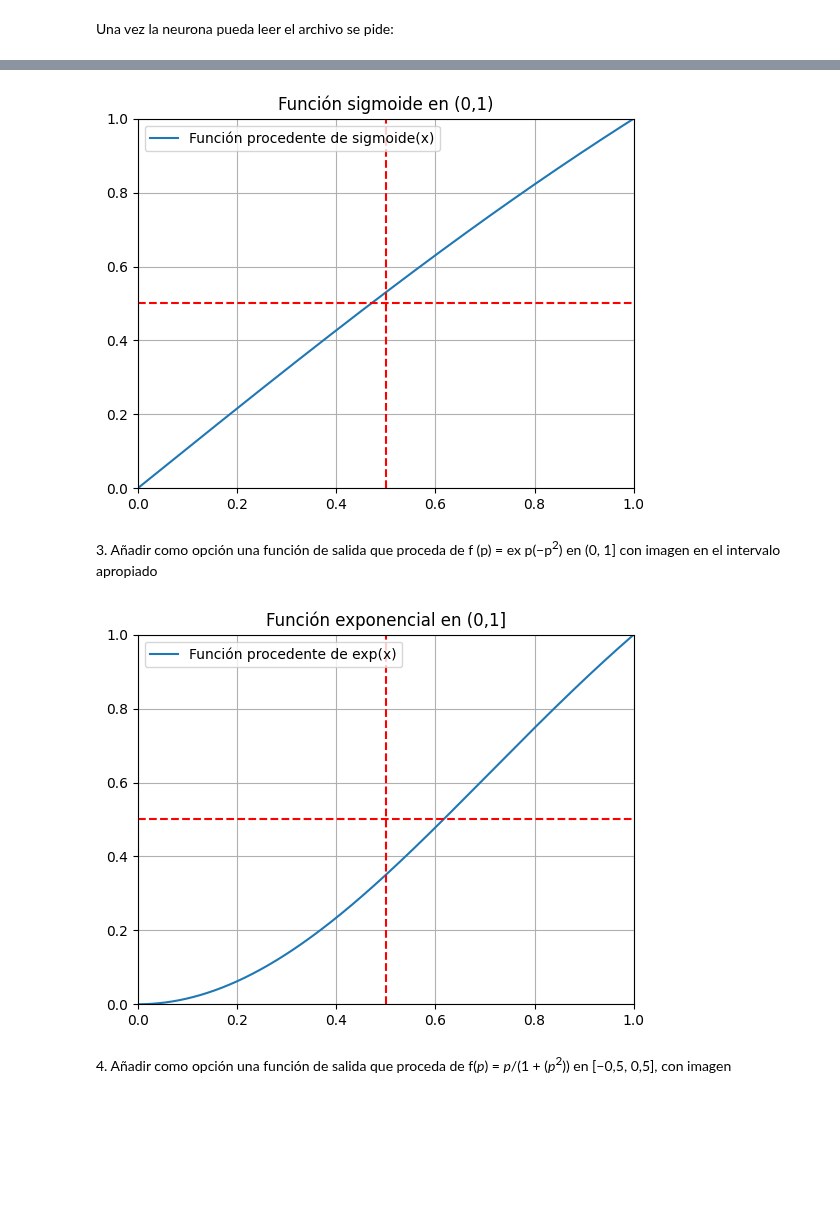
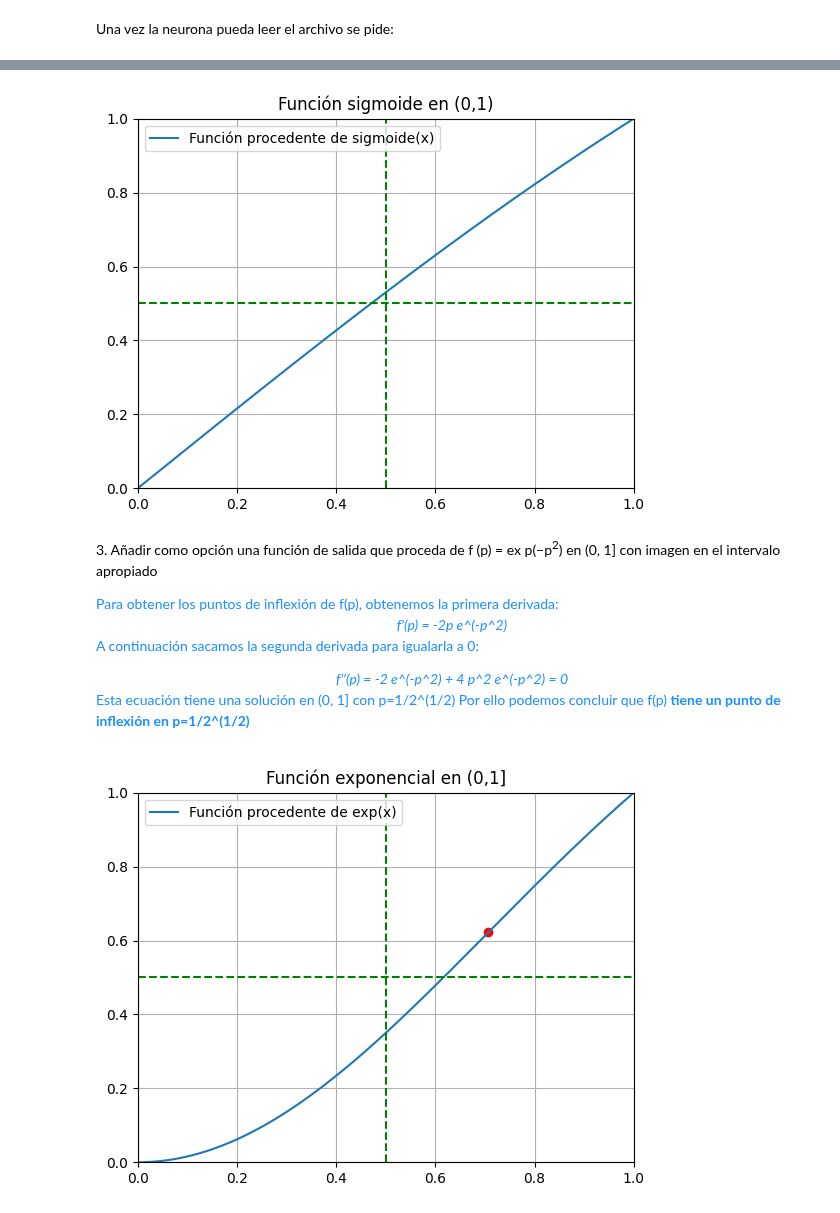
Before and after one commit to Apriea04/ComputacionNeuronalEvolutiva, a Jupyter notebook: Computación Evolutiva/Práctica 0/Pate 2.ipynb, the cells around one changed output, grey strips where cells are left out. Drawn from its saved outputs; the diff is of its cells as text; code cells hidden in the pictures; blank space fills up the shorter version.

Commit message:
Desarrollar funciones para práctica 1 ejercicio 2

```diff
--- a/Computación Evolutiva/Práctica 0/Pate 2.ipynb
+++ b/Computación Evolutiva/Práctica 0/Pate 2.ipynb
@@ -66,39 +85,47 @@ el intervalo apropiado
 # Función 2
 def sigmoide(x):
     """Calcula el valor de la función f(x) = 1/(1 + e^(-x)), con
     imagen entre 0 y 1.
     Precondiciones: x ∈ (0, 1)"""
 
     # Nótese que sigmoide(0) = 0 y sigmoide(1) = 1, luego no habría problema con esos valores.
 
     def sig(x):
         return 1 / (1 + math.exp(-x))
 
     return (sig(x) - sig(0)) * (1 - 0) / (sig(1) - sig(0))
 
 
 # Representamos esta función en el intervalo correspondiente para
 # cerciorarnos de su correcta definición:
 
 x = np.linspace(0, 1, 1000)
 f_x = [sigmoide(i) for i in x]
 
 plt.plot(x, f_x)
 plt.title("Función sigmoide en (0,1)")
-plt.axvline(x=0.5, color="r", linestyle="--")
-plt.axhline(y=0.5, color="r", linestyle="--")
+plt.axvline(x=0.5, color="g", linestyle="--")
+plt.axhline(y=0.5, color="g", linestyle="--")
 
 plt.xlim(0, 1)
 plt.ylim(0, 1)
 
 plt.grid()
 plt.legend(["Función procedente de sigmoide(x)"])
 plt.show()
 # %% [output]
-[figure, old version]
+[figure, new version]
-# %% [markdown]
-3\. Añadir como opción una función de salida que proceda de f (p) = ex p(−p<sup>2</sup>) en (0, 1] con imagen en el
-intervalo apropiado
+# %% [markdown]
+3\. Añadir como opción una función de salida que proceda de f (p) = ex p(−p<sup>2</sup>) en (0, 1] con imagen en el
+intervalo apropiado
+
+<div style="color: DodgerBlue;">Para obtener los puntos de inflexión de f(p), obtenemos la primera derivada:
+<center><i>f'(p) = -2p e^(-p^2)</i></center>
+
+A continuación sacamos la segunda derivada para igualarla a 0:
+<center><i>f''(p) = -2 e^(-p^2) + 4 p^2 e^(-p^2) = 0</i></center>
+
+Esta ecuación tiene una solución en (0, 1] con p=1/2^(1/2) Por ello podemos concluir que f(p) <strong>tiene un punto de inflexión en p=1/2^(1/2)</strong></div>
 # %%
 # Función 3
 def exponencial(x):
@@ -123,8 +150,13 @@ f_x = [exponencial(i) for i in x]
 
 plt.plot(x, f_x)
 plt.title("Función exponencial en (0,1]")
-plt.axvline(x=0.5, color="r", linestyle="--")
-plt.axhline(y=0.5, color="r", linestyle="--")
+plt.axvline(x=0.5, color="g", linestyle="--")
+plt.axhline(y=0.5, color="g", linestyle="--")
+
+# Punto de inflexión
+pto_inflexion = 1/math.sqrt(2)
+f_pto_inflexion = exponencial(pto_inflexion)
+plt.scatter(pto_inflexion, f_pto_inflexion, color="r")
 
 plt.xlim(0, 1)
 plt.ylim(0, 1)
@@ -133,6 +165,4 @@ plt.grid()
 plt.legend(["Función procedente de exp(x)"])
 plt.show()
 # %% [output]
-[figure, old version]
+[figure, new version]
-# %% [markdown]
-4\. Añadir como opción una función de salida que proceda de f(_p_) = _p_/(1 + (_p_<sup>2</sup>)) en [−0,5, 0,5], con imagen
```
Also changed, not shown: parts of 7 cells of this notebook.
